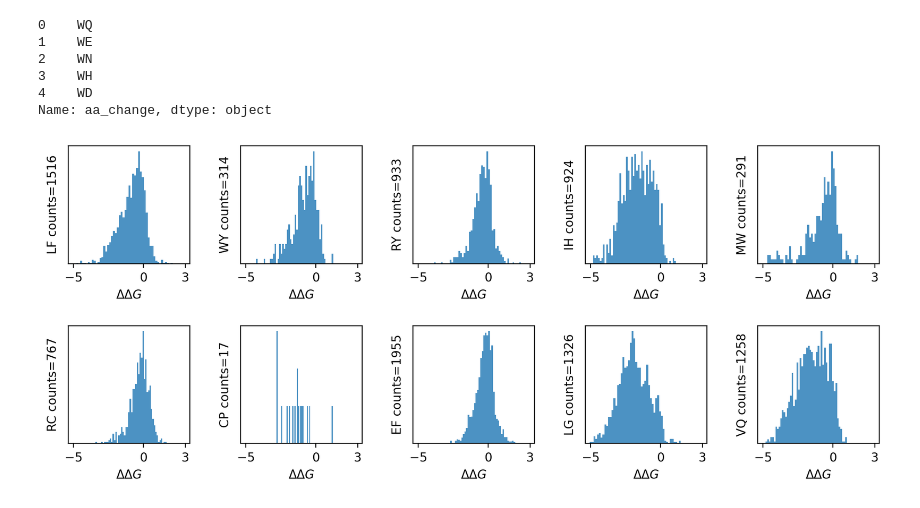
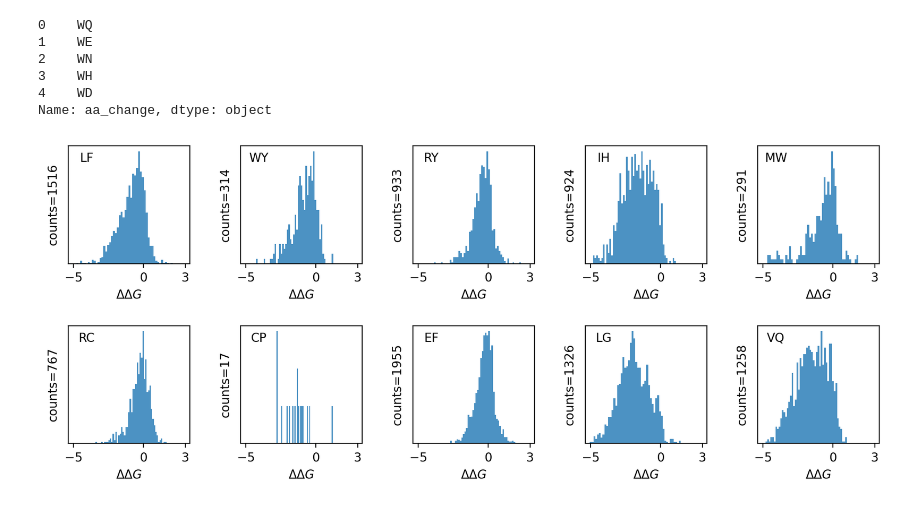
Before and after one commit to jocampo2/protein-stability, a Jupyter notebook: data_analysis.ipynb, the cells around one changed output. Cells and saved outputs as stored; diff of their text form; code cells hidden in the pictures.

```diff
--- a/data_analysis.ipynb
+++ b/data_analysis.ipynb
@@ -111,6 +111,7 @@ $\Delta\Delta G$ histograms are shown for different wildtypes below.
 This clearly shows that $\Delta\Delta G$ is dependant on the wildtype which makes sense since it should depend on the structure.
 # %%
 ### Plot ddG for difference pdbids ###
+
 plt.rcParams.update({'font.size': 10})
 
 # Get min max ddGs for limits
@@ -131,7 +132,8 @@ for i,wildtype in enumerate(pdbids[:10]):
     # Plot histogram
     h = ax[i].hist(scores_of_wt, bins=50, alpha=0.8)
     ax[i].set_xlim(min_ddg,max_ddg)
-    ax[i].set_ylabel(f"{wildtype} counts={len(scores_of_wt)}")
+    ax[i].set_ylabel(f"counts={len(scores_of_wt)}")
+    ax[i].set_title(wildtype,fontsize=10, y=.8, x=0.2)
     ax[i].set_xlabel("$\Delta\Delta G$")
     ax[i].set_yticks([])
     ax[i].set_xticks([-5,0,3])
@@ -162,25 +164,25 @@ Name: aa_change, dtype: object
 # %%
 ### Plot ddG for different mutations ###
 fig, ax = plt.subplots(2,5,figsize=(10,4))
 plt.tight_layout(h_pad=3)
 ax = ax.flatten()
 
 # Get 10 random mutations and plot
 np.random.seed(2)
 aa_change = df["aa_change"].unique()
 ten_aa_changes = np.random.choice(aa_change,10)
 for i,aa in enumerate(ten_aa_changes):
     # Get df of aa change
     scores_of_aa = df[df["aa_change"]==aa]["score"]
 
     # Plot histogram
     h = ax[i].hist(scores_of_aa, bins=50, alpha=0.8)
     ax[i].set_xlim(min_ddg,max_ddg)
-    ax[i].set_ylabel(f"{aa} counts={len(scores_of_aa)}")
+    ax[i].set_ylabel(f"counts={len(scores_of_aa)}")
     ax[i].set_xlabel("$\Delta\Delta G$")
     ax[i].set_yticks([])
     ax[i].set_xticks([-5,0,3])
-    # ax[i].set_title(wildtype, fontsize=10)
+    ax[i].set_title(aa,fontsize=10, y=.8, x=0.15)
 plt.savefig("plots/mutation",bbox_inches='tight',facecolor='white', transparent=False,dpi=150)
 # %% [output]
-[figure, old version]
+[figure, new version]
```
Also changed, not shown: parts of 2 cells of this notebook, 13 other files.
